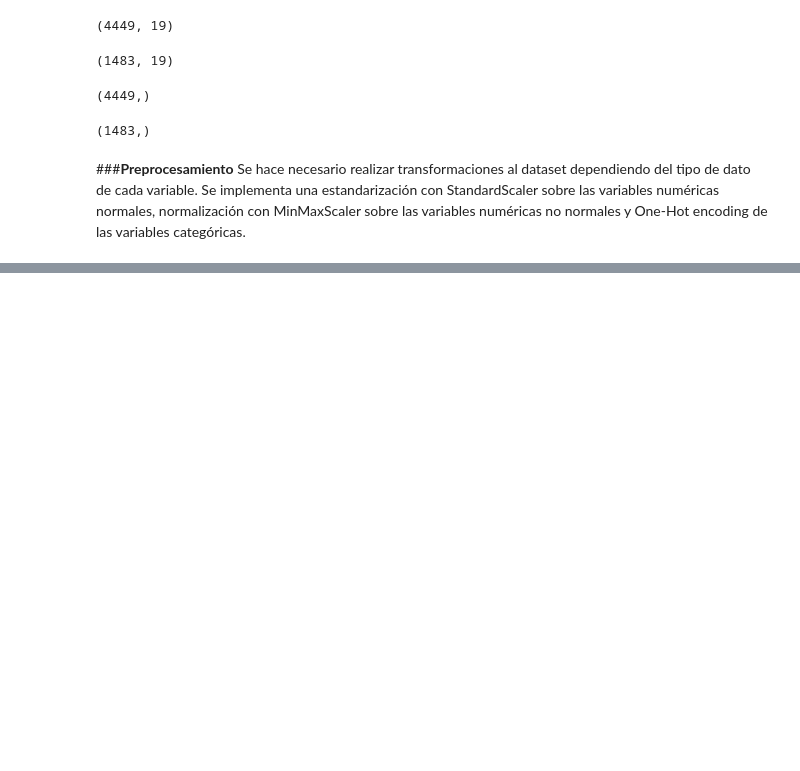
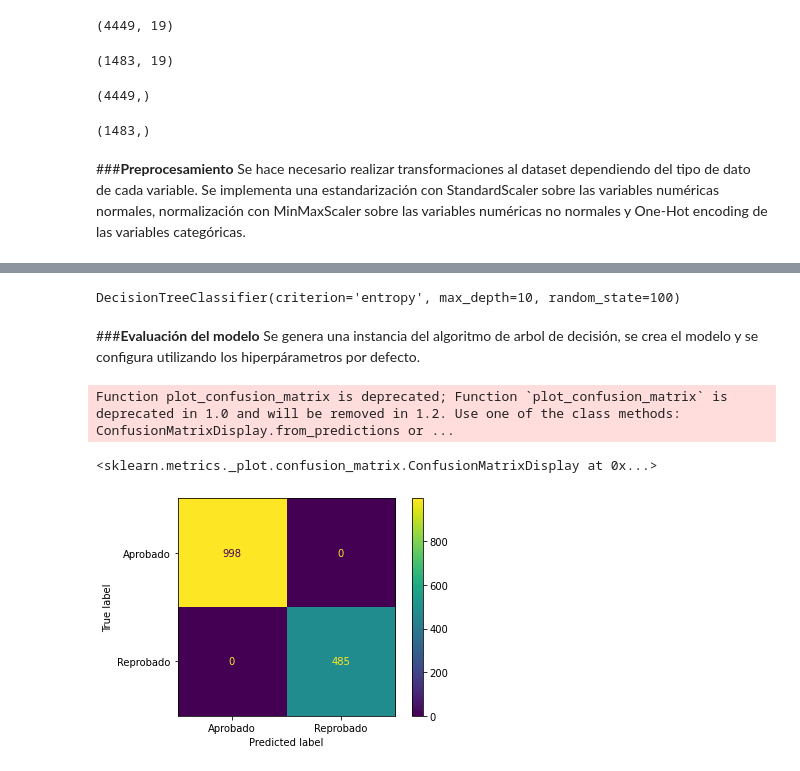
Before and after one commit to MarvinLopezOsorio/AnaliticaPredictiva_TrabajoFinal, a Jupyter notebook: Trabajo Final.ipynb, the cells around one changed output, grey strips where cells are left out. Cells and saved outputs as stored; diff of their text form; code cells hidden in the pictures; blank space fills up the shorter version.

```diff
--- a/Trabajo Final.ipynb
+++ b/Trabajo Final.ipynb
@@ -269,10 +268,11 @@ nonorm_cols = x_train.select_dtypes(include="float64").columns.to_list()
 # %%
 #Implementación de transformer
-Transformer = ColumnTransformer([('onehot', OneHotEncoder(handle_unknown="ignore"), cat_cols),
+Transformer = ColumnTransformer([('onehot', OneHotEncoder(handle_unknown="ignore", sparse=False), cat_cols),
                                  ('standardizer', StandardScaler(), norm_cols),
                                  ('normalizer', MinMaxScaler(), nonorm_cols)],
                                 remainder = 'passthrough')
 # %%
 #Aplicando transformer a los datasets de train y test
-x_train_trans = Transformer.fit_transform(x_train)
-x_test_trans = Transformer.fit_transform(x_test)
+Transformer.fit(x_train)
+x_train_trans = Transformer.transform(x_train)
+x_test_trans = Transformer.transform(x_test)
@@ -337,0 +282,4 @@ X_train_prep.info()
+# %%
+#Se conforman los dataframe una vez transformados
+x_train_trans = pd.DataFrame(x_train_trans,columns = labels)
+x_test_trans = pd.DataFrame(x_test_trans,columns = labels)
@@ -337,0 +295,9 @@ X_train_prep.info()
+# %%
+#Importar la clase del modelo
+from sklearn.tree import DecisionTreeClassifier
+
+#Instanciar el modelo y ajustar con los datos de entrenamiento
+modelo = DecisionTreeClassifier(criterion = "entropy", random_state = 100, max_depth=10)
+modelo.fit(x_train_trans, y_train)
+# %% [output]
+DecisionTreeClassifier(criterion='entropy', max_depth=10, random_state=100)
@@ -337,0 +306,3 @@ X_train_prep.info()
+# %% [markdown]
+###**Evaluación del modelo**
+Se genera una instancia del algoritmo de arbol de decisión, se crea el modelo y se configura utilizando los hiperpárametros por defecto.
@@ -337,0 +311,6 @@ X_train_prep.info()
+# %%
+metrics.plot_confusion_matrix(modelo,x_test_trans, y_test)
+# %% [output]
+Function plot_confusion_matrix is deprecated; Function `plot_confusion_matrix` is deprecated in 1.0 and will be removed in 1.2. Use one of the class methods: ConfusionMatrixDisplay.from_predictions or ...
+<sklearn.metrics._plot.confusion_matrix.ConfusionMatrixDisplay at 0x...>
+[figure, added]
```
Also changed, not shown: parts of 15 cells of this notebook.
